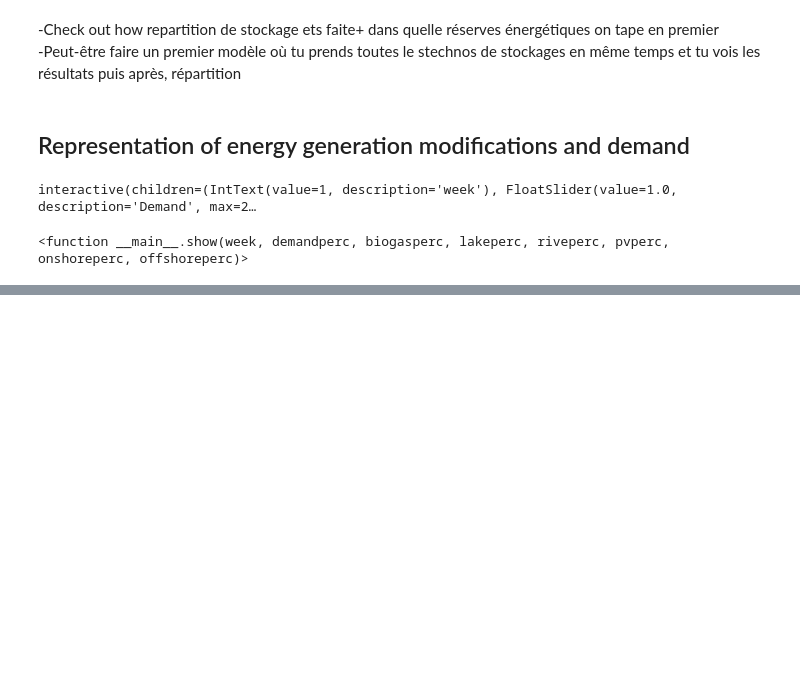
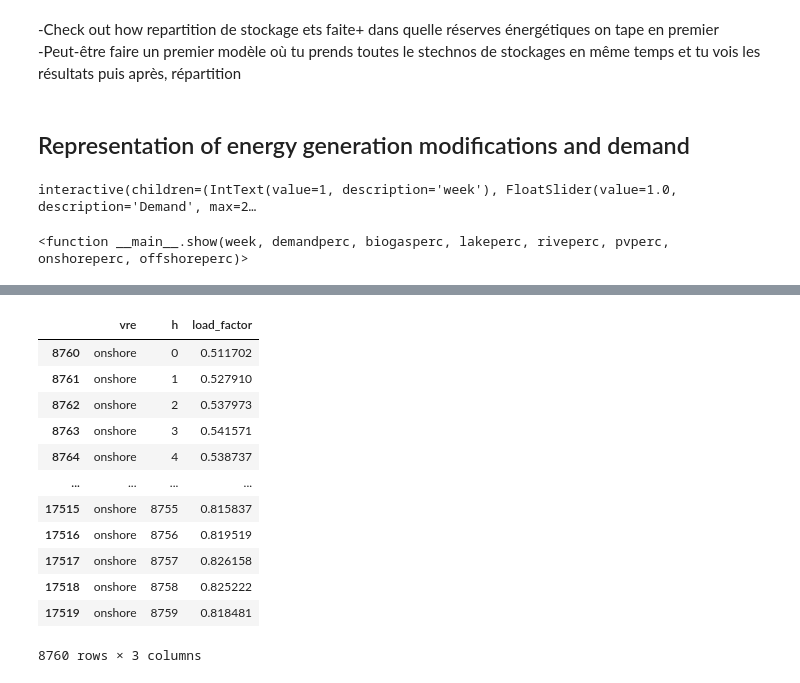
Before and after one commit to trenouard/Mix_energetique_2050, a Jupyter notebook: Projet_ENR.ipynb, the cells around one changed output, grey strips where cells are left out. Drawn from its saved outputs; the diff is of its cells as text; code cells hidden in the pictures; blank space fills up the shorter version.

```diff
--- a/Projet_ENR.ipynb
+++ b/Projet_ENR.ipynb
@@ -365,0 +385,17 @@ interactive(children=(IntText(value=1, description='week'), FloatSlider(value=1.
+# %%
+onshore=load_factor[(load_factor['vre'] =='onshore') ]
+onshore
+# %% [output]
+|  | vre | h | load_factor |
+| 8760 | onshore | 0 | 0.511702 |
+| 8761 | onshore | 1 | 0.527910 |
+| 8762 | onshore | 2 | 0.537973 |
+| 8763 | onshore | 3 | 0.541571 |
+| 8764 | onshore | 4 | 0.538737 |
+| ... | ... | ... | ... |
+| 17515 | onshore | 8755 | 0.815837 |
+| 17516 | onshore | 8756 | 0.819519 |
+| 17517 | onshore | 8757 | 0.826158 |
+| 17518 | onshore | 8758 | 0.825222 |
+| 17519 | onshore | 8759 | 0.818481 |
+8760 rows × 3 columns
```
Also changed, not shown: parts of 7 cells of this notebook.
